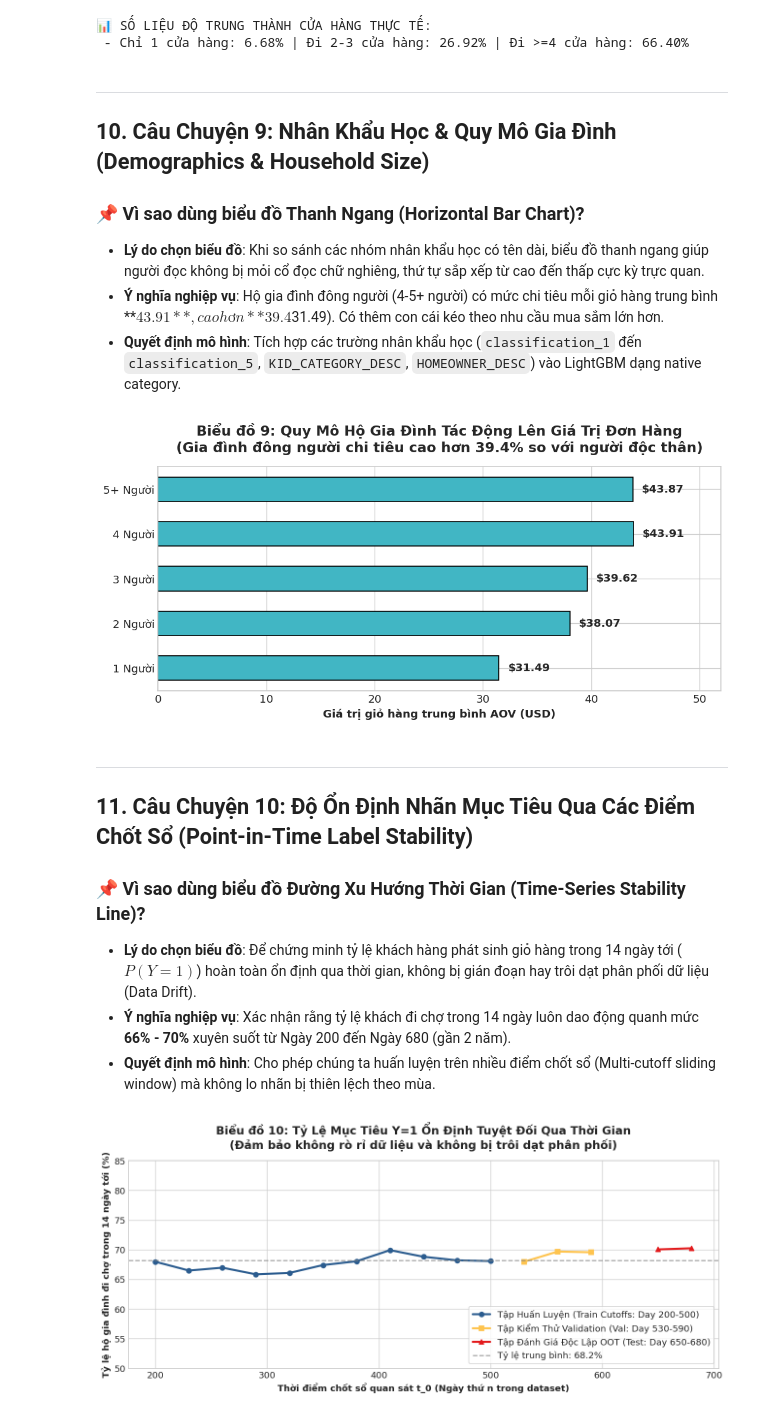
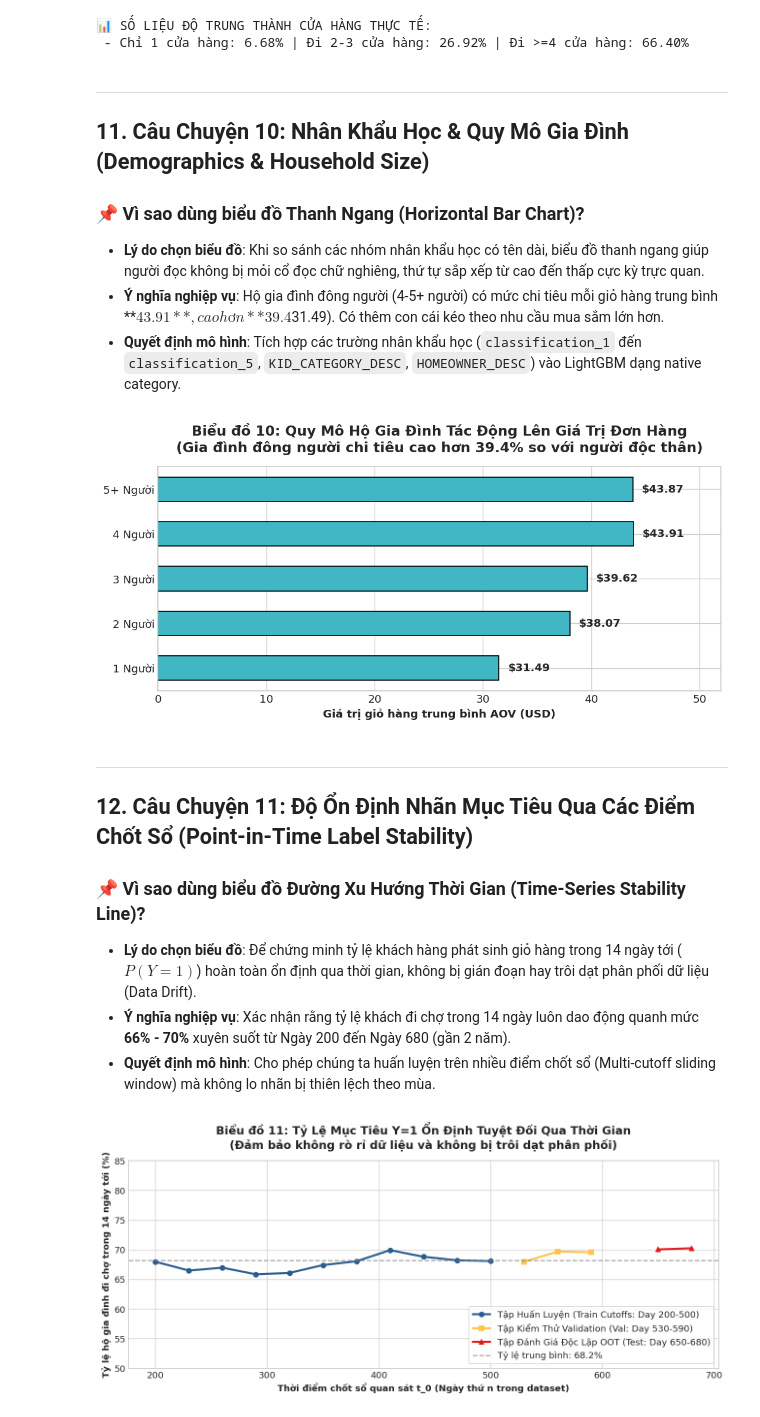
Before and after one commit to kien3007/purchasing-propensity-model, a Jupyter notebook: notebooks/01_eda_and_data_quality.ipynb, the cells around one changed output. Drawn from its saved outputs; the diff is of its cells as text; code cells hidden in the pictures.

```diff
--- a/notebooks/01_eda_and_data_quality.ipynb
+++ b/notebooks/01_eda_and_data_quality.ipynb
@@ -381,7 +481,7 @@ labels = ['Đang trong Chiến Dịch Active', 'Giai đoạn Yên Ắng (Không
 fig, ax = plt.subplots(figsize=(8, 5))
 bars = ax.bar(labels, camp_active_gaps, color=['#e6ab02', '#666666'], edgecolor='black', width=0.45)
 ax.set_ylabel('Khoảng cách trung bình giữa các chuyến mua (Ngày)', fontweight='bold')
-ax.set_title('Biểu đồ 7: Chiến Dịch Tiếp Thị Thúc Đẩy Khách Đi Chợ Sớm Hơn\n(Khoảng cách rút ngắn 45.3%, từ 6.5 ngày xuống 3.5 ngày)', pad=15)
+ax.set_title('Biểu đồ 8: Chiến Dịch Tiếp Thị Thúc Đẩy Khách Đi Chợ Sớm Hơn\n(Khoảng cách rút ngắn 45.3%, từ 6.5 ngày xuống 3.5 ngày)', pad=15)
 
 for bar in bars:
     yval = bar.get_height()
@@ -415,7 +515,7 @@ colors = ['#1f78b4', '#33a02c', '#ff7f00']
 bars = ax.bar(groups, shares, color=colors, edgecolor='black', width=0.55)
 ax.set_ylabel('Tỷ lệ hộ gia đình (%)', fontweight='bold')
 ax.set_ylim(0, 80)
-ax.set_title('Biểu đồ 8: Hiện Tượng Mua Sắm Đa Cửa Hàng (Store Hopping)\n(66.4% khách hàng ghé thăm >= 4 cửa hàng khác nhau)', pad=15)
+ax.set_title('Biểu đồ 9: Hiện Tượng Mua Sắm Đa Cửa Hàng (Store Hopping)\n(66.4% khách hàng ghé thăm >= 4 cửa hàng khác nhau)', pad=15)
 
 for bar in bars:
     yval = bar.get_height()
@@ -433,7 +533,7 @@ print(f" - Chỉ 1 cửa hàng: {single_store:.2f}% | Đi 2-3 cửa hàng: {two_
  - Chỉ 1 cửa hàng: 6.68% | Đi 2-3 cửa hàng: 26.92% | Đi >=4 cửa hàng: 66.40%
 # %% [markdown]
 ---
-## 10. Câu Chuyện 9: Nhân Khẩu Học & Quy Mô Gia Đình (Demographics & Household Size)
+## 11. Câu Chuyện 10: Nhân Khẩu Học & Quy Mô Gia Đình (Demographics & Household Size)
 ### 📌 Vì sao dùng biểu đồ Thanh Ngang (Horizontal Bar Chart)?
 - **Lý do chọn biểu đồ**: Khi so sánh các nhóm nhân khẩu học có tên dài, biểu đồ thanh ngang giúp người đọc không bị mỏi cổ đọc chữ nghiêng, thứ tự sắp xếp từ cao đến thấp cực kỳ trực quan.
 - **Ý nghĩa nghiệp vụ**: Hộ gia đình đông người (4-5+ người) có mức chi tiêu mỗi giỏ hàng trung bình **$43.91**, cao hơn **39.4%** so với người sống độc thân ($31.49). Có thêm con cái kéo theo nhu cầu mua sắm lớn hơn.
@@ -441,30 +541,30 @@ print(f" - Chỉ 1 cửa hàng: {single_store:.2f}% | Đi 2-3 cửa hàng: {two_
 # %%
 # Phân tích theo quy mô hộ gia đình (classification_4 trong demographics)
 if df_demo is not None and not df_demo.empty:
     hh_spend = baskets.groupby('household_key')['basket_spend'].mean().reset_index()
     demo_spend = df_demo.merge(hh_spend, on='household_key', how='inner')
 
     size_aov = demo_spend.groupby('classification_4')['basket_spend'].agg(['count', 'mean']).reset_index()
     size_aov.sort_values('classification_4', inplace=True)
 
     fig, ax = plt.subplots(figsize=(9, 4.5))
     bars = ax.barh([f'{sz} Người' for sz in size_aov['classification_4']], size_aov['mean'], color='#41b6c4', edgecolor='black', height=0.55)
     ax.set_xlabel('Giá trị giỏ hàng trung bình AOV (USD)', fontweight='bold')
-    ax.set_title('Biểu đồ 9: Quy Mô Hộ Gia Đình Tác Động Lên Giá Trị Đơn Hàng\n(Gia đình đông người chi tiêu cao hơn 39.4% so với người độc thân)', pad=15)
+    ax.set_title('Biểu đồ 10: Quy Mô Hộ Gia Đình Tác Động Lên Giá Trị Đơn Hàng\n(Gia đình đông người chi tiêu cao hơn 39.4% so với người độc thân)', pad=15)
 
     for bar in bars:
         xval = bar.get_width()
         ax.text(xval + 0.8, bar.get_y() + bar.get_height()/2.0, f'${xval:.2f}', va='center', fontweight='bold')
 
     ax.set_xlim(0, 52)
     plt.tight_layout()
     plt.savefig(FIG_DIR / '09_household_size_vs_aov.png', dpi=150)
     plt.show()
 # %% [output]
-[figure, old version]
+[figure, new version]
 # %% [markdown]
 ---
-## 11. Câu Chuyện 10: Độ Ổn Định Nhãn Mục Tiêu Qua Các Điểm Chốt Sổ (Point-in-Time Label Stability)
+## 12. Câu Chuyện 11: Độ Ổn Định Nhãn Mục Tiêu Qua Các Điểm Chốt Sổ (Point-in-Time Label Stability)
 ### 📌 Vì sao dùng biểu đồ Đường Xu Hướng Thời Gian (Time-Series Stability Line)?
 - **Lý do chọn biểu đồ**: Để chứng minh tỷ lệ khách hàng phát sinh giỏ hàng trong 14 ngày tới ($P(Y=1)$) hoàn toàn ổn định qua thời gian, không bị gián đoạn hay trôi dạt phân phối dữ liệu (Data Drift).
 - **Ý nghĩa nghiệp vụ**: Xác nhận rằng tỷ lệ khách đi chợ trong 14 ngày luôn dao động quanh mức **66% - 70%** xuyên suốt từ Ngày 200 đến Ngày 680 (gần 2 năm).
```
Also changed, not shown: parts of 17 cells of this notebook, 13 other files.
